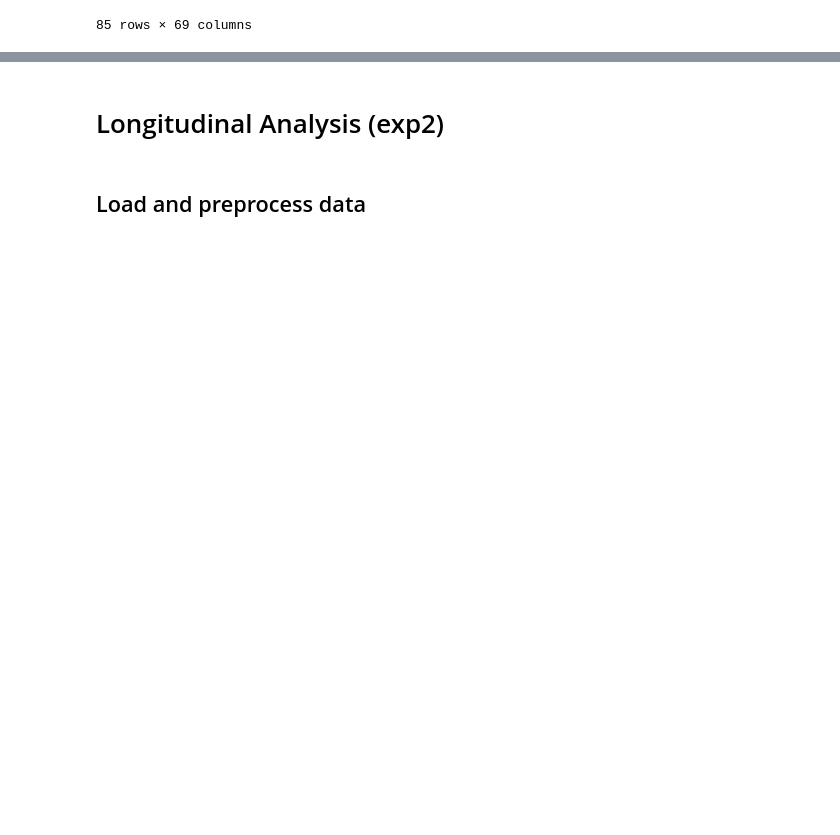
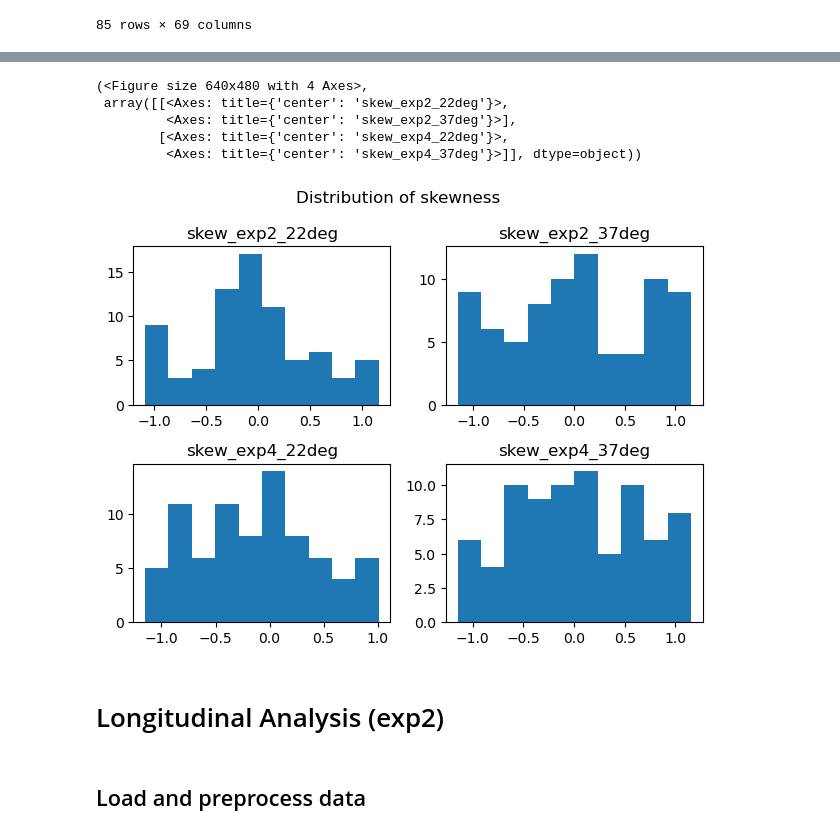
Before and after one commit to janniswi00/sphingo_modelling, a Jupyter notebook: code/analysis.ipynb, the cells around one changed output, grey strips where cells are left out. Saved outputs shown, nothing was run; the diff lists cells and outputs as text; code cells hidden in the pictures; blank space fills up the shorter version.

```diff
--- a/code/analysis.ipynb
+++ b/code/analysis.ipynb
@@ -819,0 +876,6 @@ df_sld_stat
+# %%
+df_sld_stat["skew_exp2_22deg"] = [skew(df_sld_stat.filter(regex=r".*sum_exp2_22deg_\d+$").values[i]) for i in range(len(df_sld_stat))]
+df_sld_stat["skew_exp2_37deg"] = [skew(df_sld_stat.filter(regex=r".*sum_exp2_37deg_\d+$").values[i]) for i in range(len(df_sld_stat))]
+df_sld_stat["skew_exp4_22deg"] = [skew(df_sld_stat.filter(regex=r".*sum_exp4_22deg_\d+$").values[i]) for i in range(len(df_sld_stat))]
+df_sld_stat["skew_exp4_37deg"] = [skew(df_sld_stat.filter(regex=r".*sum_exp4_37deg_\d+$").values[i]) for i in range(len(df_sld_stat))]
+df_sld_stat
@@ -820,3 +896,12 @@ df_sld_stat
+# %%
+plot(2, 2, "Distribution of skewness", df_sld_stat, [["skew_exp2_22deg", "skew_exp2_37deg"], ["skew_exp4_22deg", "skew_exp4_37deg"]], 10)
+# %% [output]
+(<Figure size 640x480 with 4 Axes>,
+ array([[<Axes: title={'center': 'skew_exp2_22deg'}>,
+         <Axes: title={'center': 'skew_exp2_37deg'}>],
+        [<Axes: title={'center': 'skew_exp4_22deg'}>,
+         <Axes: title={'center': 'skew_exp4_37deg'}>]], dtype=object))
+[figure, added]
 # %% [markdown]
 # Longitudinal Analysis (exp2)
 # %% [markdown]
```
Also changed, not shown: parts of 11 cells of this notebook.
